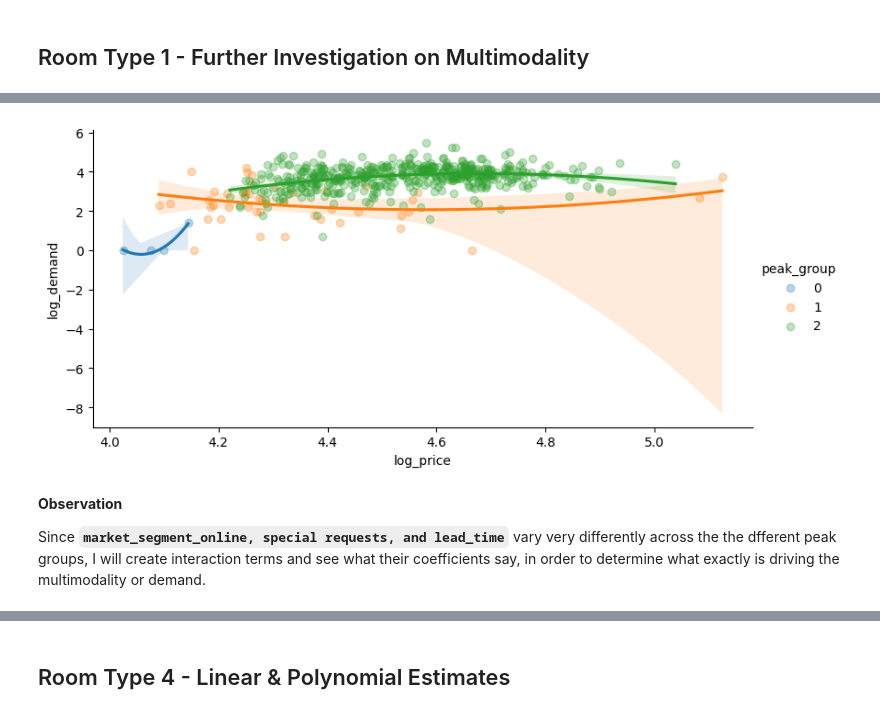
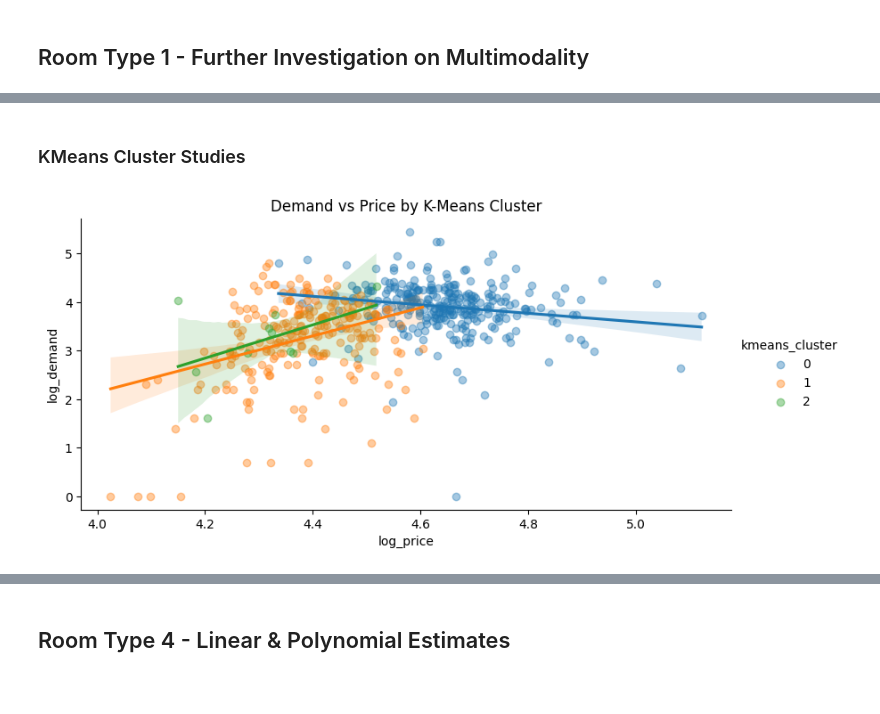
Before and after one commit to munas-git/Prophet-Demand-Forecasting-and-Price-Optimisation, a Jupyter notebook: analysis.ipynb, the cells around one changed output, grey strips where cells are left out. Cells and saved outputs as stored; diff of their text form; code cells hidden in the pictures; blank space fills up the shorter version.

Commit message:
Room Type 1 Analysis Complete

```diff
--- a/analysis.ipynb
+++ b/analysis.ipynb
@@ -226,19 +214,13 @@ df.head()
 # %%
 X = df.drop(['ID'], axis = 1)
 
-iso = IsolationForest(
-    n_estimators = 300,
-    contamination = 0.001,
-    random_state = 42)
-
+iso = IsolationForest(n_estimators = 300, contamination = 0.001, random_state = 42)
 iso.fit(X)
 
-df["iso_flag"]  = iso.predict(X)
-df["iso_score"] = iso.decision_function(X)
+df['iso_flag']  = iso.predict(X)
+df['iso_score'] = iso.decision_function(X)
 
-outliers = (
-    df[df["iso_flag"] == -1]
-    .sort_values("iso_score"))
+outliers = (df[df['iso_flag'] == -1].sort_values('iso_score'))
 
 # display(outliers)
 # %%
@@ -376,8 +367,8 @@ X_train = train_df[feature_cols]
 y_train = train_df['avg_room_price']
 X_pred  = pred_df[feature_cols]
 
-one_hot_cols = [c for c in feature_cols if c.startswith('market_segment_')]
-ordinal_cols = [c for c in feature_cols if c not in one_hot_cols]
+cat_cols = [c for c in feature_cols if c.startswith('market_segment_') or c in ['meal_plan', 'room_type', 'status']]
+ordinal_cols = [c for c in feature_cols if c not in cat_cols]
 
 # ordinal feature scaling
 scaler = StandardScaler()
@@ -392,7 +383,7 @@ param_grid = {'n_neighbors': [3, 5, 6, 7, 9, 11]}
 cv = KFold(n_splits = 5, shuffle = True, random_state = 42)
 
 gs = GridSearchCV(KNeighborsRegressor(metric = 'euclidean'),
-                  param_grid, cv=cv,
+                  param_grid, cv = cv,
                   scoring = 'neg_mean_squared_error', n_jobs = -1)
 gs.fit(X_train_scaled, y_train)
 
@@ -903,14 +993,22 @@ plt.tight_layout();
+# %% [markdown]
+### KMeans Cluster Studies
+# %%
+clustering_vars = [
+    'demand', 'lead_time', 'week_nights', 'weekend_nights',
+    'log_price_squared', 'log_price', 'previous_cancellations', 'market_segment_Complementary']
+
+scaler = StandardScaler()
+X = room_type_1_df[clustering_vars].copy()
+X_scaled = X.copy()
+X_scaled[clustering_vars] = scaler.fit_transform(X[clustering_vars])
+
+kmeans = KMeans(n_clusters = 3, random_state = 42)
+room_type_1_df['kmeans_cluster'] = kmeans.fit_predict(X_scaled)
 # %%
 sns.lmplot(
-    data = room_type_1_df,
-    x = 'log_price', y = 'log_demand',
-    hue = 'peak_group',
-    order = 2,
-    scatter_kws = {'alpha': 0.3},
-    height = 4, aspect = 2);
+    data = room_type_1_df, x = 'log_price', y = 'log_demand',
+    hue = 'kmeans_cluster', scatter_kws = {'alpha': 0.4}, height = 4, aspect = 2)
+
+plt.title('Demand vs Price by K-Means Cluster');
 # %% [output]
-[figure, old version]
+[figure, new version]
-# %% [markdown]
-**Observation**
-
-Since **`market_segment_online, special requests, and lead_time`** vary very differently across the the dfferent peak groups, I will create interaction terms and see what their coefficients say, in order to determine what exactly is driving the multimodality or demand.
```
Also changed, not shown: parts of 52 cells of this notebook.
